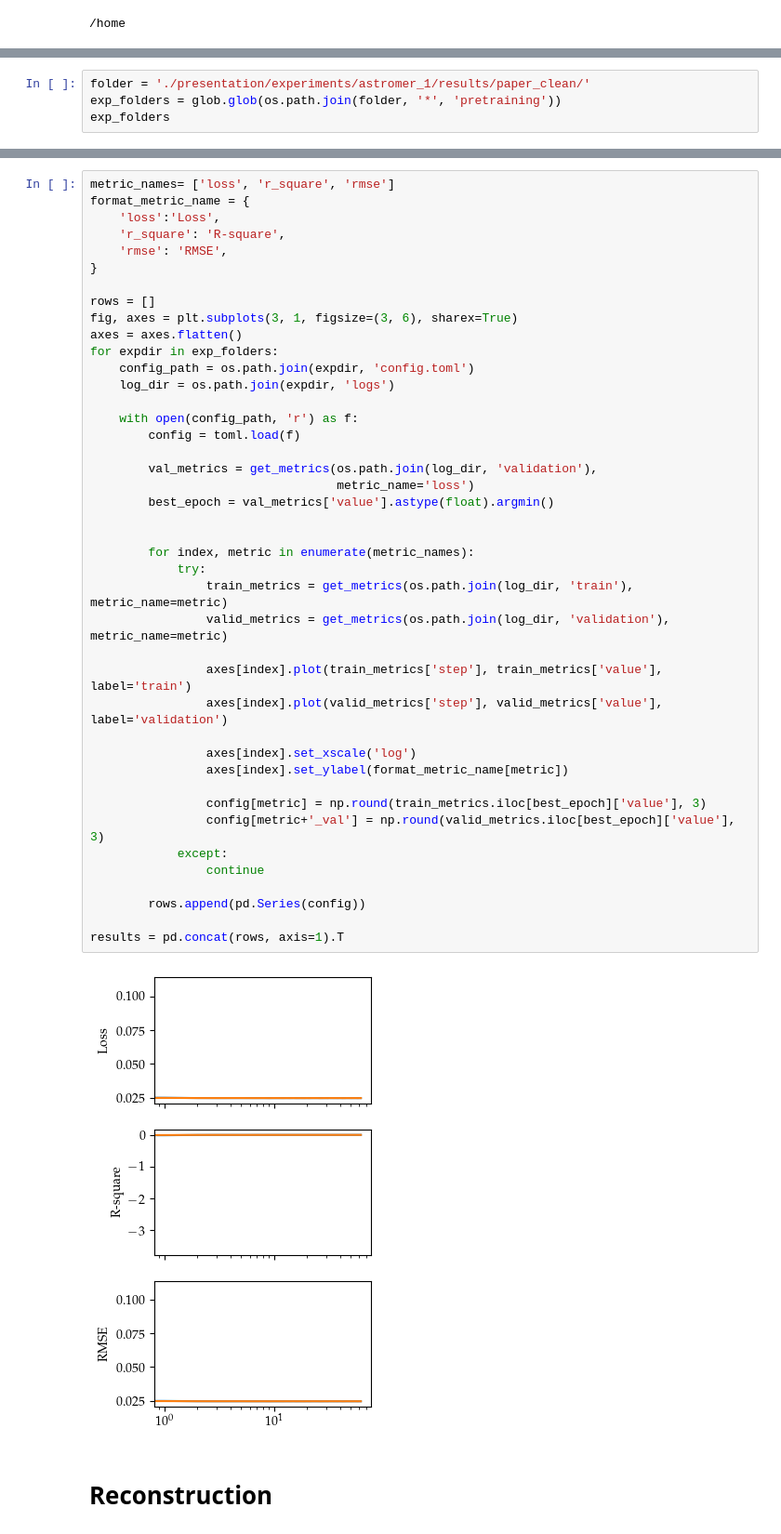
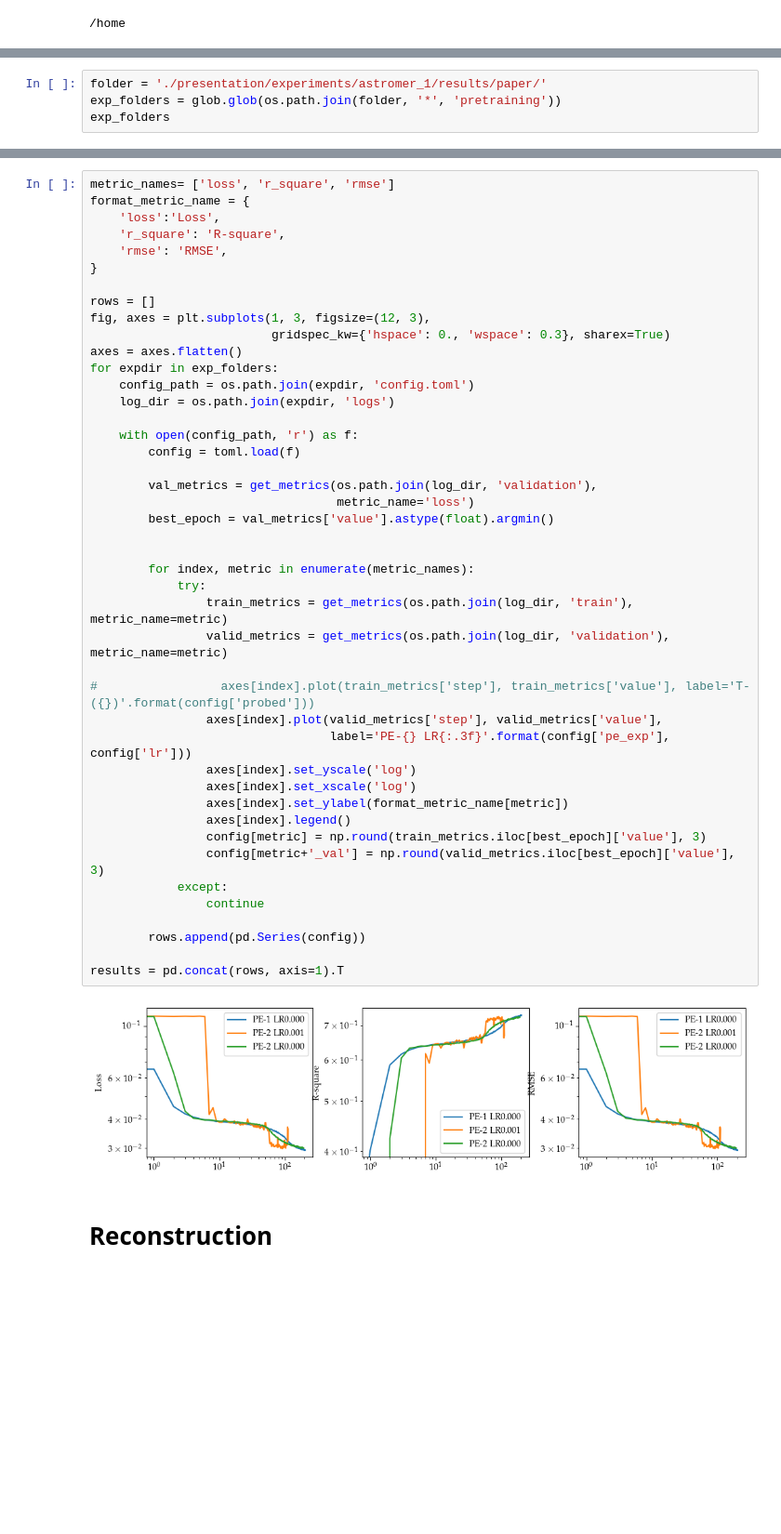
Before and after one commit to cridonoso/astromer, a Jupyter notebook: presentation/experiments/astromer_1/results.ipynb, the cells around one changed output, grey strips where cells are left out. Shown at 93% size. Drawn from its saved outputs; the diff is of its cells as text; blank space fills up the shorter version.

```diff
--- a/presentation/experiments/astromer_1/results.ipynb
+++ b/presentation/experiments/astromer_1/results.ipynb
@@ -40,5 +43,5 @@ To enable them in other operations, rebuild TensorFlow with the appropriate comp
 # %%
-folder = './presentation/experiments/astromer_1/results/paper_clean/'
+folder = './presentation/experiments/astromer_1/results/paper/'
 exp_folders = glob.glob(os.path.join(folder, '*', 'pretraining'))
 exp_folders
 # %% [output]
@@ -52,41 +57,43 @@ format_metric_name = {
 }
 
 rows = []
-fig, axes = plt.subplots(3, 1, figsize=(3, 6), sharex=True)
+fig, axes = plt.subplots(1, 3, figsize=(12, 3),
+                         gridspec_kw={'hspace': 0., 'wspace': 0.3}, sharex=True)
 axes = axes.flatten()
 for expdir in exp_folders:
     config_path = os.path.join(expdir, 'config.toml')
     log_dir = os.path.join(expdir, 'logs')
 
     with open(config_path, 'r') as f:
         config = toml.load(f)
 
         val_metrics = get_metrics(os.path.join(log_dir, 'validation'),
                                   metric_name='loss')
         best_epoch = val_metrics['value'].astype(float).argmin()
 
 
         for index, metric in enumerate(metric_names):
             try:
                 train_metrics = get_metrics(os.path.join(log_dir, 'train'), metric_name=metric)
                 valid_metrics = get_metrics(os.path.join(log_dir, 'validation'), metric_name=metric)
 
-                axes[index].plot(train_metrics['step'], train_metrics['value'], label='train')
-                axes[index].plot(valid_metrics['step'], valid_metrics['value'], label='validation')
-
+#                 axes[index].plot(train_metrics['step'], train_metrics['value'], label='T-({})'.format(config['probed']))
+                axes[index].plot(valid_metrics['step'], valid_metrics['value'],
+                                 label='PE-{} LR{:.3f}'.format(config['pe_exp'], config['lr']))
+                axes[index].set_yscale('log')
                 axes[index].set_xscale('log')
                 axes[index].set_ylabel(format_metric_name[metric])
-
+                axes[index].legend()
                 config[metric] = np.round(train_metrics.iloc[best_epoch]['value'], 3)
                 config[metric+'_val'] = np.round(valid_metrics.iloc[best_epoch]['value'], 3)
             except:
                 continue
 
         rows.append(pd.Series(config))
 
 results = pd.concat(rows, axis=1).T
 # %% [output]
-[figure, old version]
+[figure, new version]
 # %% [markdown]
 # Reconstruction
 # %%
```
Also changed, not shown: parts of 20 cells of this notebook, 12 other files.
